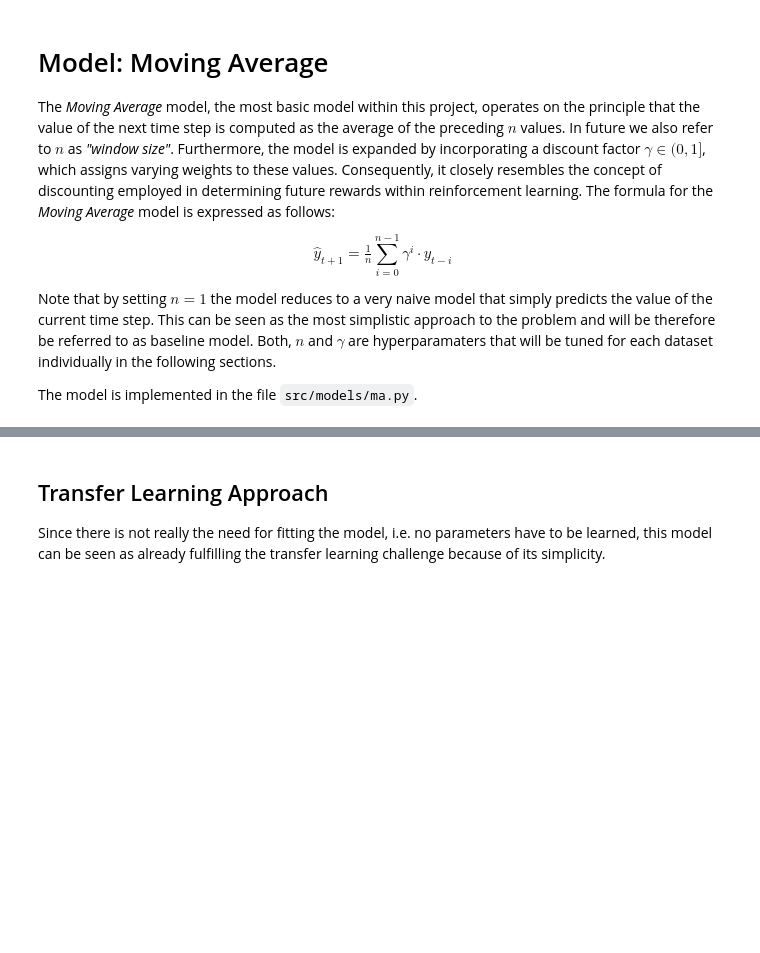
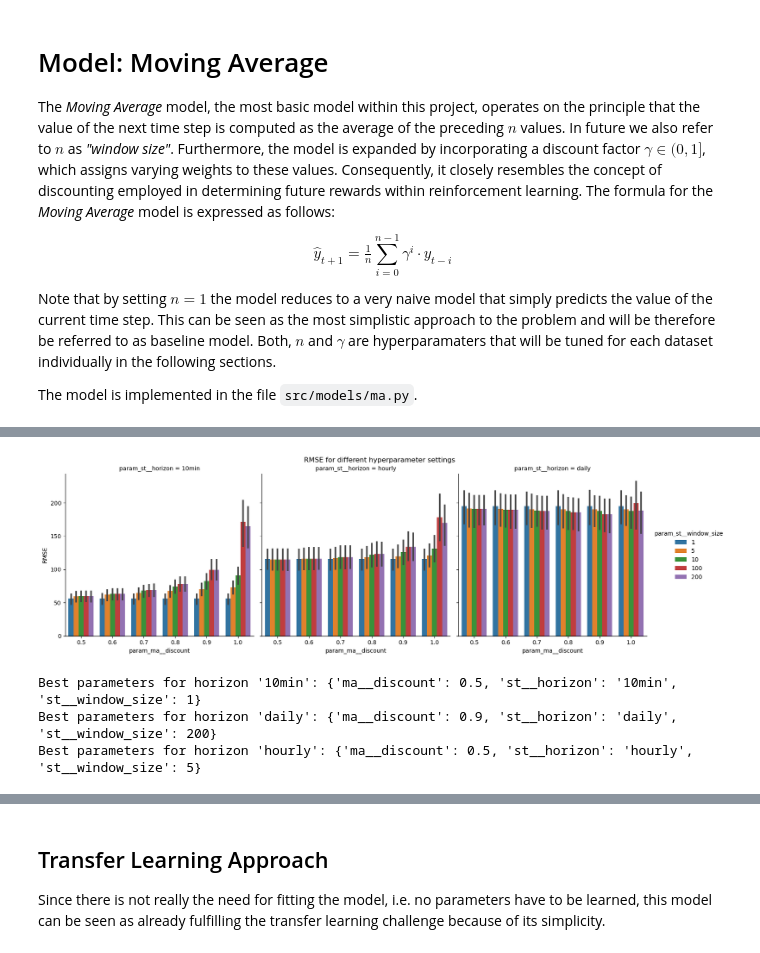
Before and after one commit to H-Kugler/forecasting-wind-power, a Jupyter notebook: notebooks/MovingAverage.ipynb, the cells around one changed output, grey strips where cells are left out. Saved outputs shown, nothing was run; the diff lists cells and outputs as text; code cells hidden in the pictures; blank space fills up the shorter version.

```diff
--- a/notebooks/MovingAverage.ipynb
+++ b/notebooks/MovingAverage.ipynb
@@ -150,0 +183,20 @@ Fitting 5 folds for each of 150 candidates, totalling 750 fits
+# %%
+vis.plot_gridsearch_results(
+    res_gs_braz, x="param_ma__discount", hue="param_st__window_size"
+)
+# %% [output]
+[figure, added]
+# %%
+### extract best parameters of each model for each horizon
+best_params_braz = (
+    res_gs_braz.set_index(["params"])
+    .groupby("param_st__horizon")
+    .idxmax()["mean_test_score"]
+)
+
+for horizon in best_params_braz.index:
+    print(f"Best parameters for horizon '{horizon}': {best_params_braz[horizon]}")
+# %% [output]
+Best parameters for horizon '10min': {'ma__discount': 0.5, 'st__horizon': '10min', 'st__window_size': 1}
+Best parameters for horizon 'daily': {'ma__discount': 0.9, 'st__horizon': 'daily', 'st__window_size': 200}
+Best parameters for horizon 'hourly': {'ma__discount': 0.5, 'st__horizon': 'hourly', 'st__window_size': 5}
```
Also changed, not shown: parts of 19 cells of this notebook, 6 other files.
